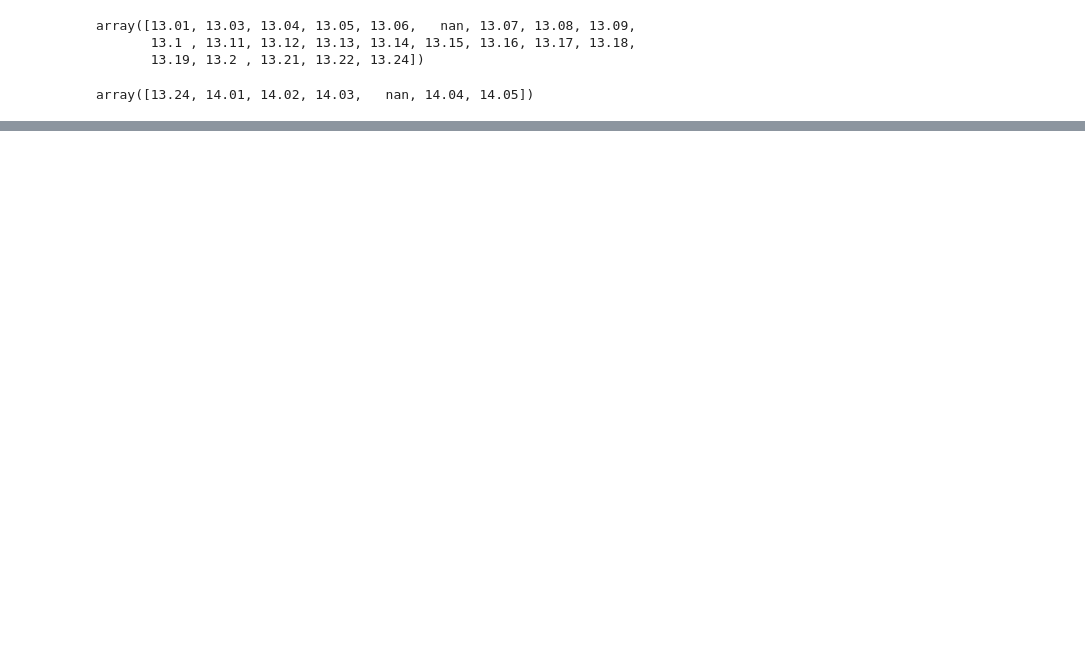
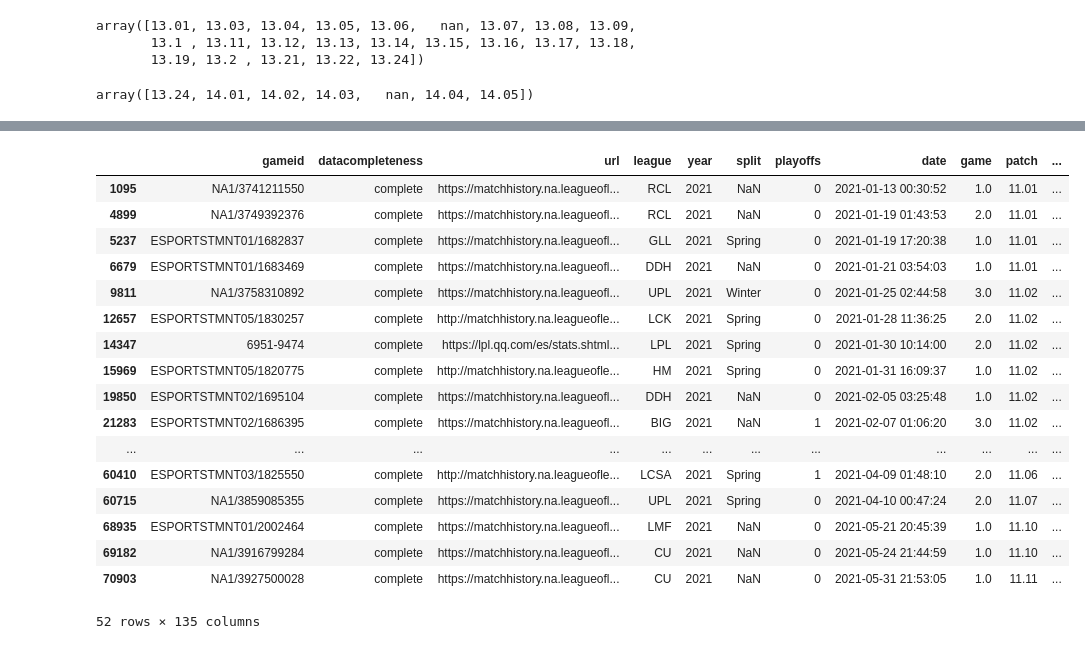
Before and after one commit to elliekwang/neeko_rework, a Jupyter notebook: ellie.ipynb, the cells around one changed output, grey strips where cells are left out. Cells and saved outputs as stored; diff of their text form; code cells hidden in the pictures; blank space fills up the shorter version.

```diff
--- a/ellie.ipynb
+++ b/ellie.ipynb
@@ -343,0 +322,6 @@ TypeError: unsupported operand type(s) for &: 'str' and 'tuple'
+# %%
+fp4 = '../data/league_2021.csv'
+
+league21 = pd.read_csv(fp4)
+
+league21
@@ -343,0 +342,43 @@ TypeError: unsupported operand type(s) for &: 'str' and 'tuple'
+# %%
+neeko = league21[league21['champion'] == 'Neeko']
+neeko = neeko[neeko['datacompleteness'] == 'complete']
+# for col in neeko.columns:
+#     print(col)
+# %%
+# one hot encode her position
+
+
+def one_hot(ser):
+    features = pd.DataFrame()
+    for val in ser.unique():
+        features['one_hot_%s_%s' % (ser.name, val)] = (ser == val).astype(int)
+
+    return features
+
+def create_one_hot(df):
+    # Assuming 'position' is the column you want to one-hot encode
+    df_encoded = pd.concat([df, one_hot(df['position'])], axis=1)
+    df_encoded.drop(columns=['position'], inplace=True)
+    return df_encoded
+
+
+create_one_hot(neeko)
+# %% [output]
+|  | gameid | datacompleteness | url | league | year | split | playoffs | date | game | patch | ... |
+| 1095 | NA1/3741211550 | complete | https://matchhistory.na.leagueofl... | RCL | 2021 | NaN | 0 | 2021-01-13 00:30:52 | 1.0 | 11.01 | ... |
+| 4899 | NA1/3749392376 | complete | https://matchhistory.na.leagueofl... | RCL | 2021 | NaN | 0 | 2021-01-19 01:43:53 | 2.0 | 11.01 | ... |
+| 5237 | ESPORTSTMNT01/1682837 | complete | https://matchhistory.na.leagueofl... | GLL | 2021 | Spring | 0 | 2021-01-19 17:20:38 | 1.0 | 11.01 | ... |
+| 6679 | ESPORTSTMNT01/1683469 | complete | https://matchhistory.na.leagueofl... | DDH | 2021 | NaN | 0 | 2021-01-21 03:54:03 | 1.0 | 11.01 | ... |
+| 9811 | NA1/3758310892 | complete | https://matchhistory.na.leagueofl... | UPL | 2021 | Winter | 0 | 2021-01-25 02:44:58 | 3.0 | 11.02 | ... |
+| 12657 | ESPORTSTMNT05/1830257 | complete | http://matchhistory.na.leagueofle... | LCK | 2021 | Spring | 0 | 2021-01-28 11:36:25 | 2.0 | 11.02 | ... |
+| 14347 | 6951-9474 | complete | https://lpl.qq.com/es/stats.shtml... | LPL | 2021 | Spring | 0 | 2021-01-30 10:14:00 | 2.0 | 11.02 | ... |
+| 15969 | ESPORTSTMNT05/1820775 | complete | http://matchhistory.na.leagueofle... | HM | 2021 | Spring | 0 | 2021-01-31 16:09:37 | 1.0 | 11.02 | ... |
+| 19850 | ESPORTSTMNT02/1695104 | complete | https://matchhistory.na.leagueofl... | DDH | 2021 | NaN | 0 | 2021-02-05 03:25:48 | 1.0 | 11.02 | ... |
+| 21283 | ESPORTSTMNT02/1686395 | complete | https://matchhistory.na.leagueofl... | BIG | 2021 | NaN | 1 | 2021-02-07 01:06:20 | 3.0 | 11.02 | ... |
+| ... | ... | ... | ... | ... | ... | ... | ... | ... | ... | ... | ... |
+| 60410 | ESPORTSTMNT03/1825550 | complete | http://matchhistory.na.leagueofle... | LCSA | 2021 | Spring | 1 | 2021-04-09 01:48:10 | 2.0 | 11.06 | ... |
+| 60715 | NA1/3859085355 | complete | https://matchhistory.na.leagueofl... | UPL | 2021 | Spring | 0 | 2021-04-10 00:47:24 | 2.0 | 11.07 | ... |
+| 68935 | ESPORTSTMNT01/2002464 | complete | https://matchhistory.na.leagueofl... | LMF | 2021 | NaN | 0 | 2021-05-21 20:45:39 | 1.0 | 11.10 | ... |
+| 69182 | NA1/3916799284 | complete | https://matchhistory.na.leagueofl... | CU | 2021 | NaN | 0 | 2021-05-24 21:44:59 | 1.0 | 11.10 | ... |
+| 70903 | NA1/3927500028 | complete | https://matchhistory.na.leagueofl... | CU | 2021 | NaN | 0 | 2021-05-31 21:53:05 | 1.0 | 11.11 | ... |
+52 rows × 135 columns
```
Also changed, not shown: parts of 15 cells of this notebook.
